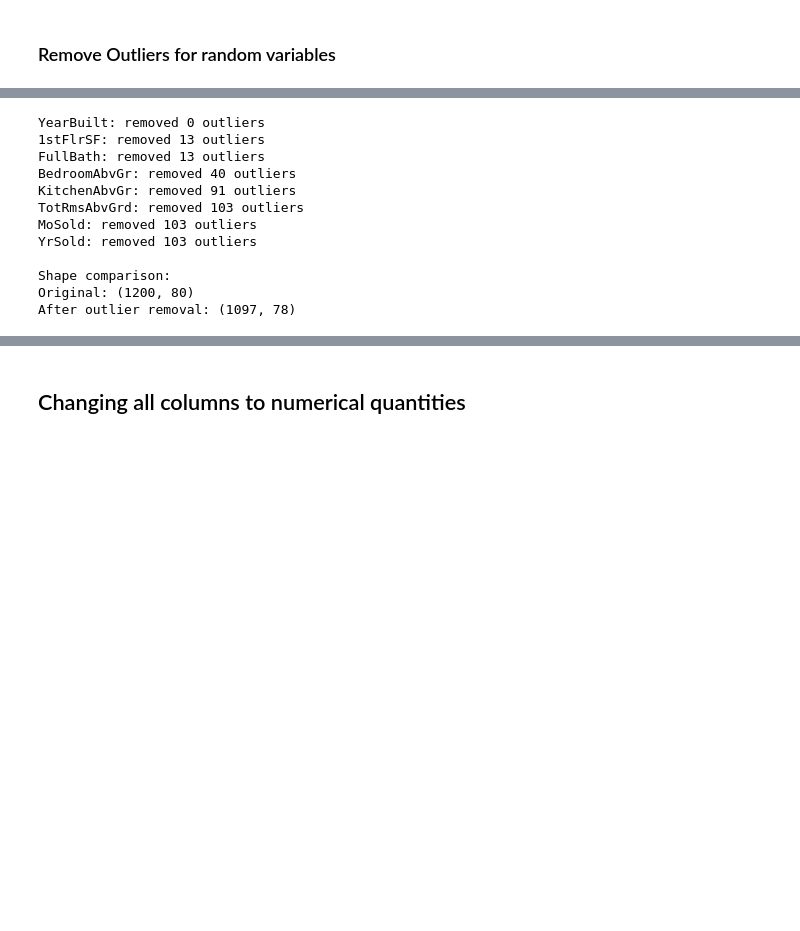
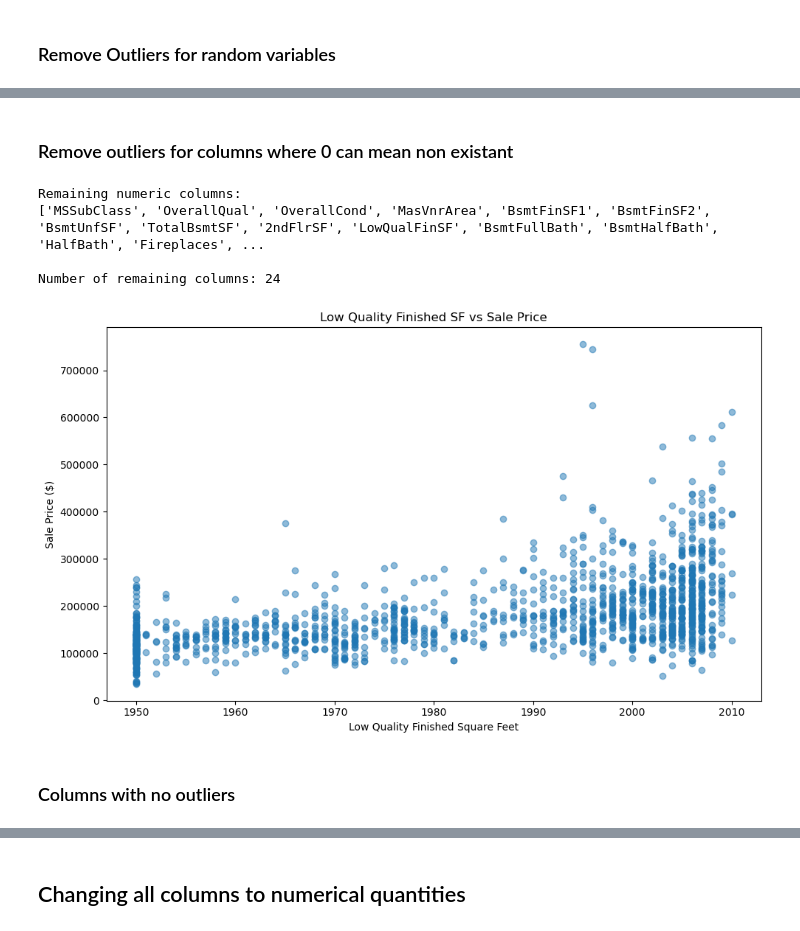
Before and after one commit to thanikaar/ml, a Jupyter notebook: house-prices-advanced-regression-techniques/HW_kaggle.ipynb, the cells around one changed output, grey strips where cells are left out. Drawn from its saved outputs; the diff is of its cells as text; code cells hidden in the pictures; blank space fills up the shorter version.

```diff
--- a/house-prices-advanced-regression-techniques/HW_kaggle.ipynb
+++ b/house-prices-advanced-regression-techniques/HW_kaggle.ipynb
@@ -440,22 +213,9 @@ def remove_outliers_iqr(df, columns):
     return df_clean
 
 # Remove outliers
-df_train_no_outliers = remove_outliers_iqr(df_train_remove_col, random_var_outlier_num_cols)
+df_train_no_outliers = remove_outliers_iqr(df_train, random_var_outlier_num_cols)
 
 # Print shape comparison
 print("\nShape comparison:")
 print(f"Original: {df_train.shape}")
 print(f"After outlier removal: {df_train_no_outliers.shape}")
-# %% [output]
-YearBuilt: removed 0 outliers
-1stFlrSF: removed 13 outliers
-FullBath: removed 13 outliers
-BedroomAbvGr: removed 40 outliers
-KitchenAbvGr: removed 91 outliers
-TotRmsAbvGrd: removed 103 outliers
-MoSold: removed 103 outliers
-YrSold: removed 103 outliers
-
-Shape comparison:
-Original: (1200, 80)
-After outlier removal: (1097, 78)
@@ -461,0 +273,45 @@ After outlier removal: (1097, 78)
+# %%
+#this is very confusing but im too lazy to change all the df_train names :'))
+df_train = df_train_no_outliers
+
+df_train.shape
+# %% [markdown]
+### Remove outliers for columns where 0 can mean non existant
+# %%
+# Get numeric columns
+numeric_cols = df_train.select_dtypes(include=['int64', 'float64']).columns
+
+# Get categorical columns
+cat_cols = df_train.select_dtypes(include=['object', 'category']).columns
+
+# Remove categorical and random_var_outlier_num_cols from numeric columns
+remaining_numeric_cols = [col for col in numeric_cols
+                        if col not in random_var_outlier_num_cols
+                        and col not in cat_cols and col != 'LotFrontage' and col != 'LotArea' and col != 'GrLivArea' and col != 'SalePrice' ]
+
+print("Remaining numeric columns:")
+print(remaining_numeric_cols)
+print(f"\nNumber of remaining columns: {len(remaining_numeric_cols)}")
+# %% [output]
+Remaining numeric columns:
+['MSSubClass', 'OverallQual', 'OverallCond', 'MasVnrArea', 'BsmtFinSF1', 'BsmtFinSF2', 'BsmtUnfSF', 'TotalBsmtSF', '2ndFlrSF', 'LowQualFinSF', 'BsmtFullBath', 'BsmtHalfBath', 'HalfBath', 'Fireplaces', ...
+
+Number of remaining columns: 24
+# %%
+
+# Create scatter plot
+plt.figure(figsize=(10, 6))
+plt.scatter(df_train['YearRemodAdd'], df_train['SalePrice'], alpha=0.5)
+
+# Add labels and title
+plt.xlabel('Low Quality Finished Square Feet')
+plt.ylabel('Sale Price ($)')
+plt.title('Low Quality Finished SF vs Sale Price')
+
+# Display plot
+plt.tight_layout()
+plt.show()
+# %% [output]
+[figure, added]
+# %% [markdown]
+### Columns with no outliers
```
Also changed, not shown: parts of 62 cells of this notebook.
